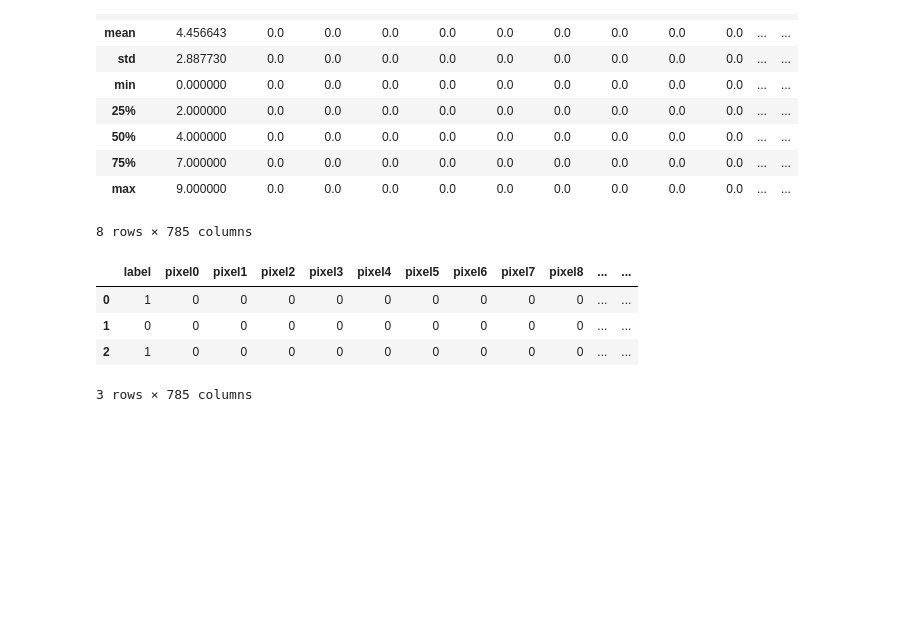
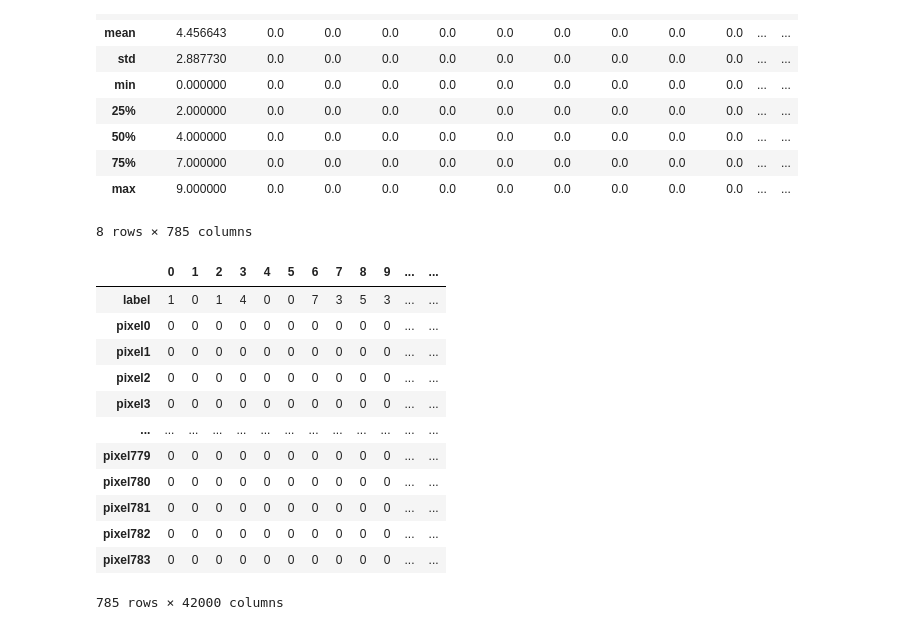
Before and after one commit to sebastianbrubaker/mlp_from_scratch, a Jupyter notebook: notebook.ipynb, the cells around one changed output. Saved outputs shown, nothing was run; the diff lists cells and outputs as text; code cells hidden in the pictures; blank space fills up the shorter version.

```diff
--- a/notebook.ipynb
+++ b/notebook.ipynb
@@ -21,13 +30,22 @@ df.describe()
 | max | 9.000000 | 0.0 | 0.0 | 0.0 | 0.0 | 0.0 | 0.0 | 0.0 | 0.0 | 0.0 | ... | ... |
 8 rows × 785 columns
 # %%
-df.head(3)
+df = df.T
+df
 # %% [output]
-|  | label | pixel0 | pixel1 | pixel2 | pixel3 | pixel4 | pixel5 | pixel6 | pixel7 | pixel8 | ... | ... |
-| 0 | 1 | 0 | 0 | 0 | 0 | 0 | 0 | 0 | 0 | 0 | ... | ... |
-| 1 | 0 | 0 | 0 | 0 | 0 | 0 | 0 | 0 | 0 | 0 | ... | ... |
-| 2 | 1 | 0 | 0 | 0 | 0 | 0 | 0 | 0 | 0 | 0 | ... | ... |
+|  | 0 | 1 | 2 | 3 | 4 | 5 | 6 | 7 | 8 | 9 | ... | ... |
+| label | 1 | 0 | 1 | 4 | 0 | 0 | 7 | 3 | 5 | 3 | ... | ... |
+| pixel0 | 0 | 0 | 0 | 0 | 0 | 0 | 0 | 0 | 0 | 0 | ... | ... |
+| pixel1 | 0 | 0 | 0 | 0 | 0 | 0 | 0 | 0 | 0 | 0 | ... | ... |
+| pixel2 | 0 | 0 | 0 | 0 | 0 | 0 | 0 | 0 | 0 | 0 | ... | ... |
+| pixel3 | 0 | 0 | 0 | 0 | 0 | 0 | 0 | 0 | 0 | 0 | ... | ... |
+| ... | ... | ... | ... | ... | ... | ... | ... | ... | ... | ... | ... | ... |
+| pixel779 | 0 | 0 | 0 | 0 | 0 | 0 | 0 | 0 | 0 | 0 | ... | ... |
+| pixel780 | 0 | 0 | 0 | 0 | 0 | 0 | 0 | 0 | 0 | 0 | ... | ... |
+| pixel781 | 0 | 0 | 0 | 0 | 0 | 0 | 0 | 0 | 0 | 0 | ... | ... |
+| pixel782 | 0 | 0 | 0 | 0 | 0 | 0 | 0 | 0 | 0 | 0 | ... | ... |
+| pixel783 | 0 | 0 | 0 | 0 | 0 | 0 | 0 | 0 | 0 | 0 | ... | ... |
-3 rows × 785 columns
+785 rows × 42000 columns
 # %%
 df.to_numpy()[0:3, ]
 # %% [output]
```
Also changed, not shown: parts of 9 cells of this notebook.
